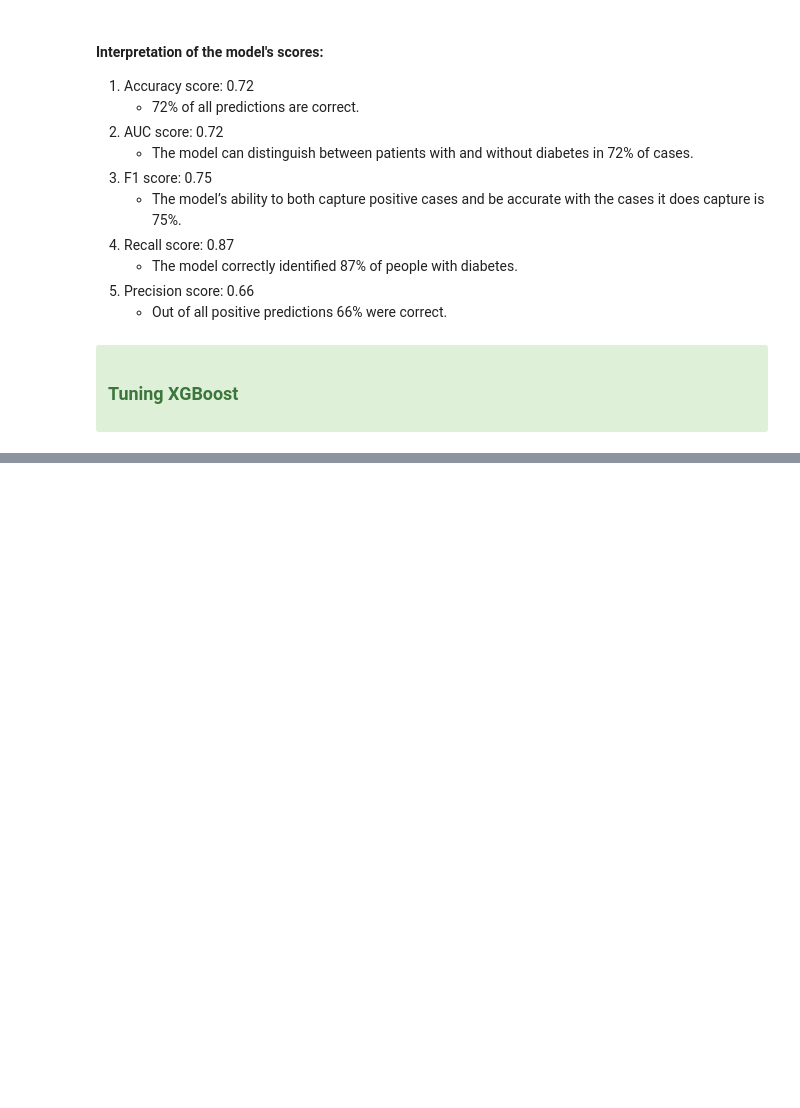
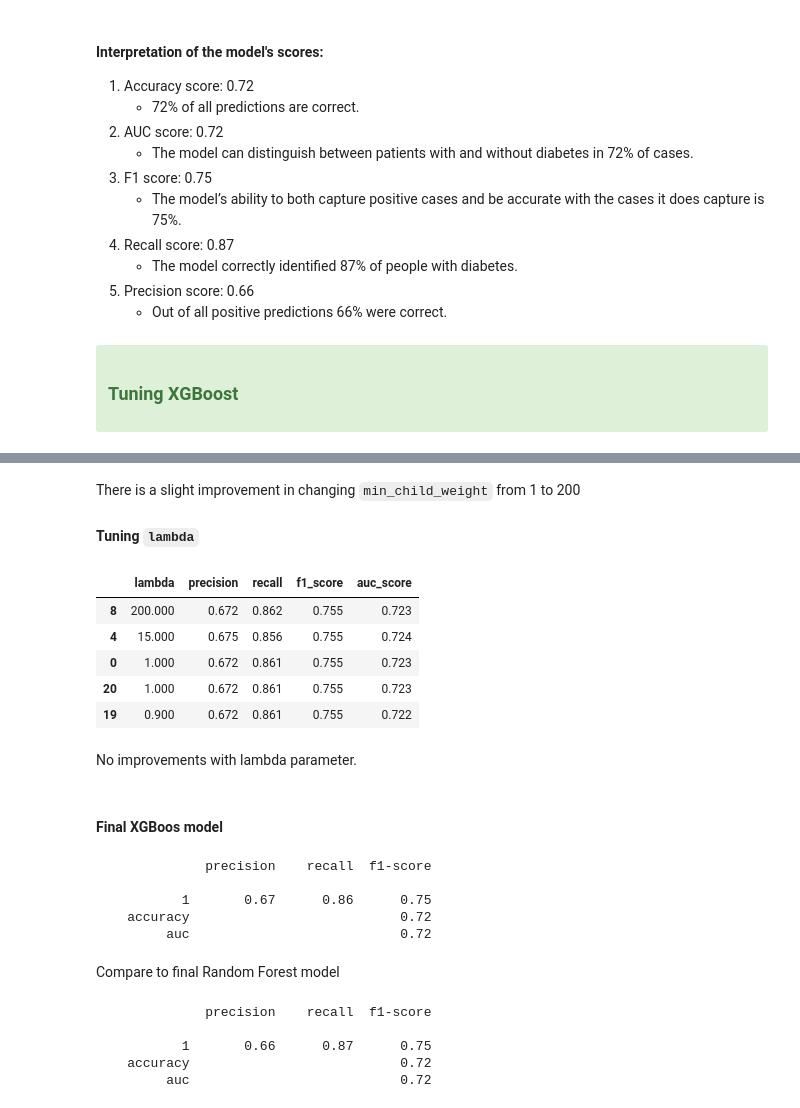
Before and after one commit to nadia-paz/cdc_diabetes, a Jupyter notebook: notebook.ipynb, the cells around one changed output, grey strips where cells are left out. Drawn from its saved outputs; the diff is of its cells as text; code cells hidden in the pictures; blank space fills up the shorter version.

```diff
--- a/notebook.ipynb
+++ b/notebook.ipynb
@@ -791,0 +983,76 @@ weighted avg       0.74      0.72      0.71     14039
+# %% [markdown]
+There is a slight improvement in changing `min_child_weight` from 1 to 200
+
+#### Tuning `lambda`
+# %%
+for l in np.linspace(0, 1, 11):
+    xgb_params = {
+            'eta': 0.3, # learning rate
+            'max_depth': 6,
+            'min_child_weight': 1, # min_samples_leaf
+            'lambda': l,
+            'objective': 'binary:logistic', # specify that we have a binary classification model
+            'eval_metric': 'auc',
+            'nthread': 8,
+            'seed': dp.seed,
+            'verbosity': 1 # show the process 0, 1, 2
+    }
+    model = xgb.train(xgb_params, dtrain, num_boost_round=15)
+    y_pred = model.predict(dval) >= 0.4
+    precision = precision_score(y_val, y_pred)
+    recall = recall_score(y_val, y_pred)
+    f1 = f1_score(y_val, y_pred)
+    auc = roc_auc_score(y_val, y_pred)
+    scores.append((l, precision, recall, f1, auc))
+df_scores = pd.DataFrame(scores, columns=["lambda",  "precision", "recall", "f1_score", "auc_score"])
+df_scores.sort_values(by=["f1_score", "auc_score"], ascending=False).head()
+# %% [output]
+|  | lambda | precision | recall | f1_score | auc_score |
+| 8 | 200.000 | 0.672 | 0.862 | 0.755 | 0.723 |
+| 4 | 15.000 | 0.675 | 0.856 | 0.755 | 0.724 |
+| 0 | 1.000 | 0.672 | 0.861 | 0.755 | 0.723 |
+| 20 | 1.000 | 0.672 | 0.861 | 0.755 | 0.723 |
+| 19 | 0.900 | 0.672 | 0.861 | 0.755 | 0.722 |
+# %% [markdown]
+No improvements with lambda parameter.
+# %% [markdown]
+#### Final XGBoos model
+# %%
+xgb_params = {
+        'eta': 0.3, # learning rate
+        'max_depth': 6,
+        'min_child_weight': 1, # min_samples_leaf
+        'objective': 'binary:logistic', # specify that we have a binary classification model
+        'eval_metric': 'auc',
+        'nthread': 8,
+        'seed': dp.seed,
+        'verbosity': 1 # show the process 0, 1, 2
+}
+model = xgb.train(xgb_params, dtrain, num_boost_round=15)
+y_pred = model.predict(dval) >= 0.4
+print(md.get_report(y_val, y_pred))
+# %% [output]
+              precision    recall  f1-score
+
+           1       0.67      0.86      0.75
+    accuracy                           0.72
+         auc                           0.72
+# %% [markdown]
+Compare to final Random Forest model
+# %%
+rf = RandomForestClassifier(
+        n_estimators=500,
+        max_depth = 10,
+        min_samples_leaf = 10,
+        n_jobs=-1, # speed up the process
+        random_state=dp.seed
+        )
+rf.fit(X_train, y_train)
+y_pred = rf.predict_proba(X_validate)[:, 1] >= 0.4
+print(md.get_report(y_val, y_pred))
+# %% [output]
+              precision    recall  f1-score
+
+           1       0.66      0.87      0.75
+    accuracy                           0.72
+         auc                           0.72
```
Also changed, not shown: parts of 29 cells of this notebook.
